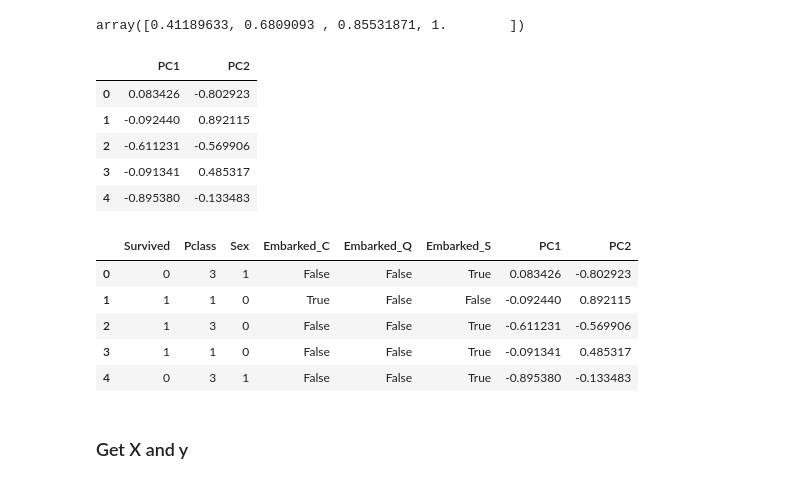
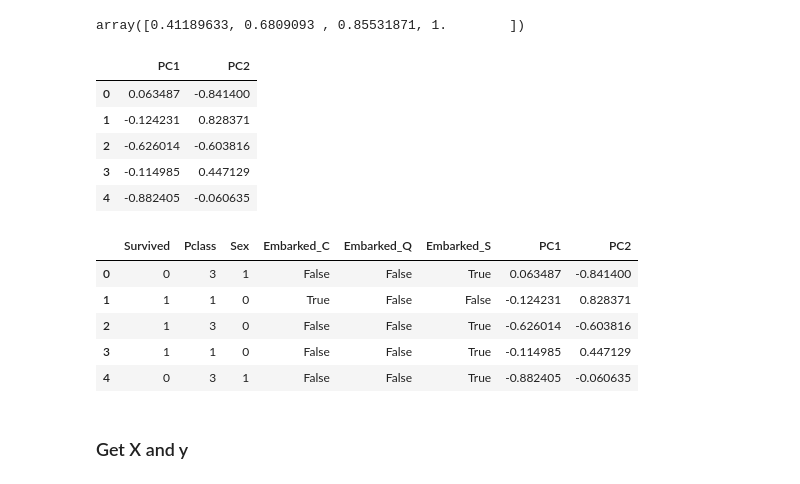
Before and after one commit to ChoDory/Machine_Learning, a Jupyter notebook: Week 6 Materials/Week06_2021111000_조민준.ipynb, the cells around one changed output. Cells and saved outputs as stored; diff of their text form; code cells hidden in the pictures.

```diff
--- a/Week 6 Materials/Week06_2021111000_조민준.ipynb
+++ b/Week 6 Materials/Week06_2021111000_조민준.ipynb
@@ -845,8 +850,8 @@ AttributeError: 'NoneType' object has no attribute 'head'
 from sklearn.preprocessing import LabelEncoder
 
 # label encoding "Sex". use LabelEncoder()
-enc = None
-df_select["Sex"] = None
+enc = LabelEncoder()
+df_select["Sex"] = enc.fit_transform(df_select['Sex'])
 
 df_select.head(3)
 # %% [output]
@@ -856,7 +861,7 @@ df_select.head(3)
 | 2 | 1 | 3 | 0 | 26.0 | 0 | 0 | 7.9250 | S |
 # %%
 # one-hot encoding "Embarked" using pd.get_dummies()
-df_select = None
+df_select = pd.get_dummies(df_select, columns=['Embarked'])
 df_select.head(3)
 # %% [output]
 |  | Survived | Pclass | Sex | Age | SibSp | Parch | Fare | Embarked_C | Embarked_Q | Embarked_S |
@@ -884,7 +889,7 @@ Embarked_S    0.000000
 dtype: float64
 # %%
 # Impute missing values in the Age column by mean
-df_select = None
+df_select = df_select.fillna(df.mean(numeric_only=True))
 df_select
 # %% [output]
 |  | Survived | Pclass | Sex | Age | SibSp | Parch | Fare | Embarked_C | Embarked_Q | Embarked_S |
@@ -919,7 +924,7 @@ sc = StandardScaler()
 sc.fit(df_select.loc[train_idx,["Age", "SibSp", "Parch", "Fare"]].values)
 
 # transform column ["Age", "SibSp", "Parch", "Fare"] of entire data set
-df_select[["Age", "SibSp", "Parch", "Fare"]] = None
+df_select[["Age", "SibSp", "Parch", "Fare"]] = sc.transform(df_select[["Age", "SibSp", "Parch", "Fare"]])
 
 df_select.head(3)
 # %% [output]
@@ -946,34 +951,34 @@ np.cumsum(pca.explained_variance_ratio_)
 array([0.41189633, 0.6809093 , 0.85531871, 1.        ])
 # %%
 # transform column ["Age", "SibSp", "Parch", "Fare"] of entire data set to new 4D
-pc = None
+pc = pca.fit_transform(df_select[["Age", "SibSp", "Parch", "Fare"]])
 # choose first 2 principal components
 pc12 = pc[:,:2]
 
 # make dataframe from pc12
 df_pc12 = pd.DataFrame(pc12, columns=["PC1", "PC2"])
 df_pc12.head()
 # %% [output]
 |  | PC1 | PC2 |
-| 0 | 0.083426 | -0.802923 |
-| 1 | -0.092440 | 0.892115 |
-| 2 | -0.611231 | -0.569906 |
-| 3 | -0.091341 | 0.485317 |
-| 4 | -0.895380 | -0.133483 |
+| 0 | 0.063487 | -0.841400 |
+| 1 | -0.124231 | 0.828371 |
+| 2 | -0.626014 | -0.603816 |
+| 3 | -0.114985 | 0.447129 |
+| 4 | -0.882405 | -0.060635 |
 # %%
 # Drop original features - Age, SibSp, Parch, Fare
-df_select = df_select.drop(["Age", "SibSp", "Parch", "Fare"], axis=1)
+df_select = df_select.drop(['Age', 'SibSp', 'Parch', 'Fare'], axis=1)
 
 # Concat dataframe with PC1, PC2
-df_reduced = None
+df_reduced = pd.concat([df_select, df_pc12], axis=1)
 df_reduced.head()
 # %% [output]
 |  | Survived | Pclass | Sex | Embarked_C | Embarked_Q | Embarked_S | PC1 | PC2 |
-| 0 | 0 | 3 | 1 | False | False | True | 0.083426 | -0.802923 |
-| 1 | 1 | 1 | 0 | True | False | False | -0.092440 | 0.892115 |
-| 2 | 1 | 3 | 0 | False | False | True | -0.611231 | -0.569906 |
-| 3 | 1 | 1 | 0 | False | False | True | -0.091341 | 0.485317 |
-| 4 | 0 | 3 | 1 | False | False | True | -0.895380 | -0.133483 |
+| 0 | 0 | 3 | 1 | False | False | True | 0.063487 | -0.841400 |
+| 1 | 1 | 1 | 0 | True | False | False | -0.124231 | 0.828371 |
+| 2 | 1 | 3 | 0 | False | False | True | -0.626014 | -0.603816 |
+| 3 | 1 | 1 | 0 | False | False | True | -0.114985 | 0.447129 |
+| 4 | 0 | 3 | 1 | False | False | True | -0.882405 | -0.060635 |
 # %% [markdown]
 ### Get X and y
 # %%
```
Also changed, not shown: parts of 17 cells of this notebook, 1 other file.
